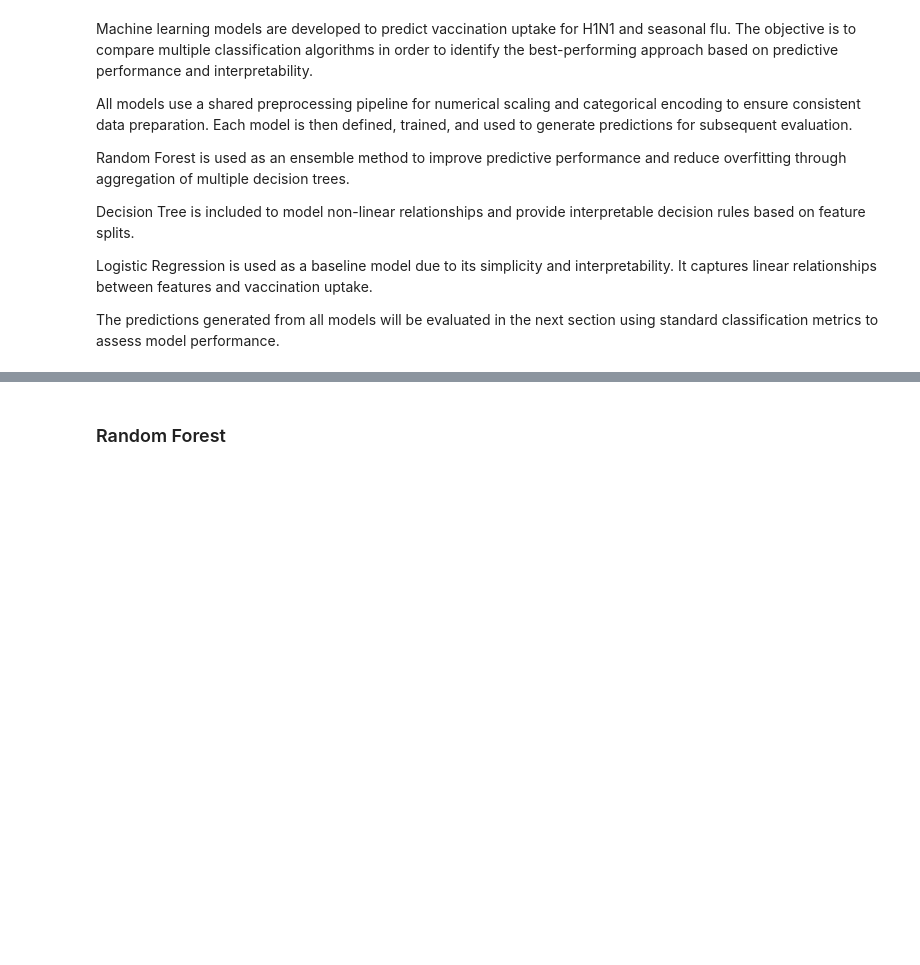
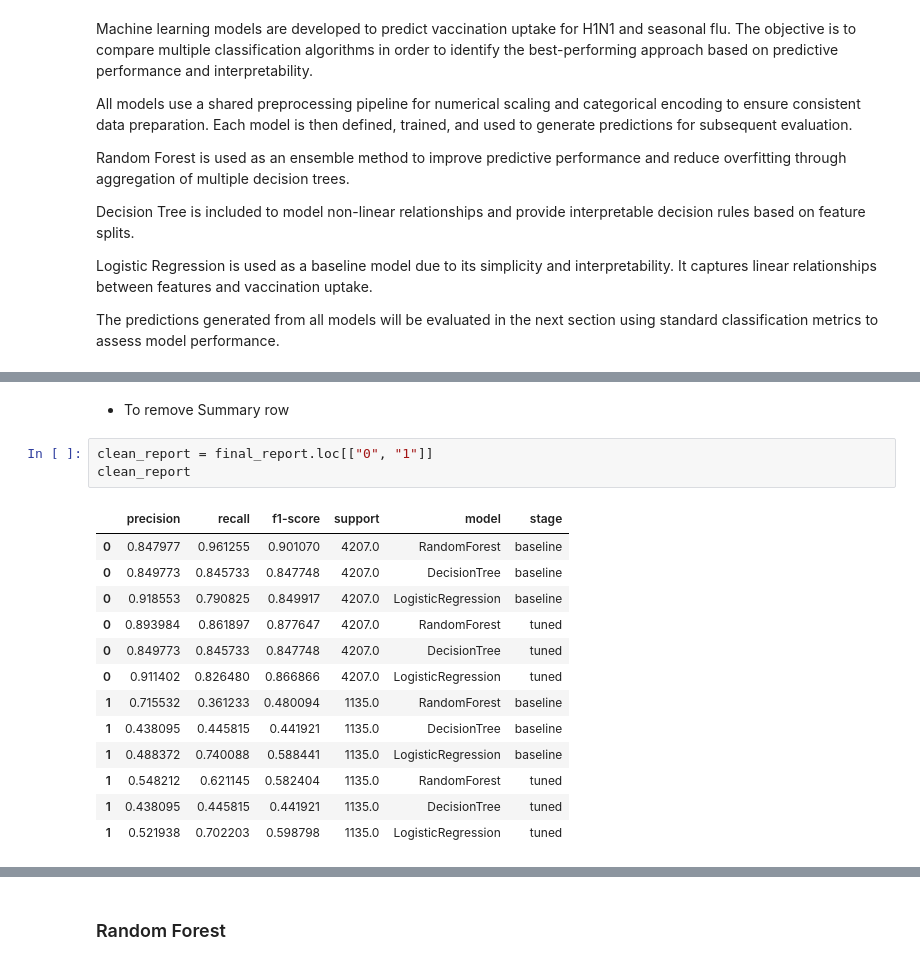
Before and after one commit to satawa83/flu_vaccine_project3, a Jupyter notebook: notebooks/EDA.ipynb, the cells around one changed output, grey strips where cells are left out. Cells and saved outputs as stored; diff of their text form; blank space fills up the shorter version.

```diff
--- a/notebooks/EDA.ipynb
+++ b/notebooks/EDA.ipynb
@@ -636,0 +869,19 @@ The predictions generated from all models will be evaluated in the next section
+# %% [markdown]
+- To remove Summary row
+# %%
+clean_report = final_report.loc[["0", "1"]]
+clean_report
+# %% [output]
+|  | precision | recall | f1-score | support | model | stage |
+| 0 | 0.847977 | 0.961255 | 0.901070 | 4207.0 | RandomForest | baseline |
+| 0 | 0.849773 | 0.845733 | 0.847748 | 4207.0 | DecisionTree | baseline |
+| 0 | 0.918553 | 0.790825 | 0.849917 | 4207.0 | LogisticRegression | baseline |
+| 0 | 0.893984 | 0.861897 | 0.877647 | 4207.0 | RandomForest | tuned |
+| 0 | 0.849773 | 0.845733 | 0.847748 | 4207.0 | DecisionTree | tuned |
+| 0 | 0.911402 | 0.826480 | 0.866866 | 4207.0 | LogisticRegression | tuned |
+| 1 | 0.715532 | 0.361233 | 0.480094 | 1135.0 | RandomForest | baseline |
+| 1 | 0.438095 | 0.445815 | 0.441921 | 1135.0 | DecisionTree | baseline |
+| 1 | 0.488372 | 0.740088 | 0.588441 | 1135.0 | LogisticRegression | baseline |
+| 1 | 0.548212 | 0.621145 | 0.582404 | 1135.0 | RandomForest | tuned |
+| 1 | 0.438095 | 0.445815 | 0.441921 | 1135.0 | DecisionTree | tuned |
+| 1 | 0.521938 | 0.702203 | 0.598798 | 1135.0 | LogisticRegression | tuned |
```
Also changed, not shown: parts of 56 cells of this notebook, 4 other files.
